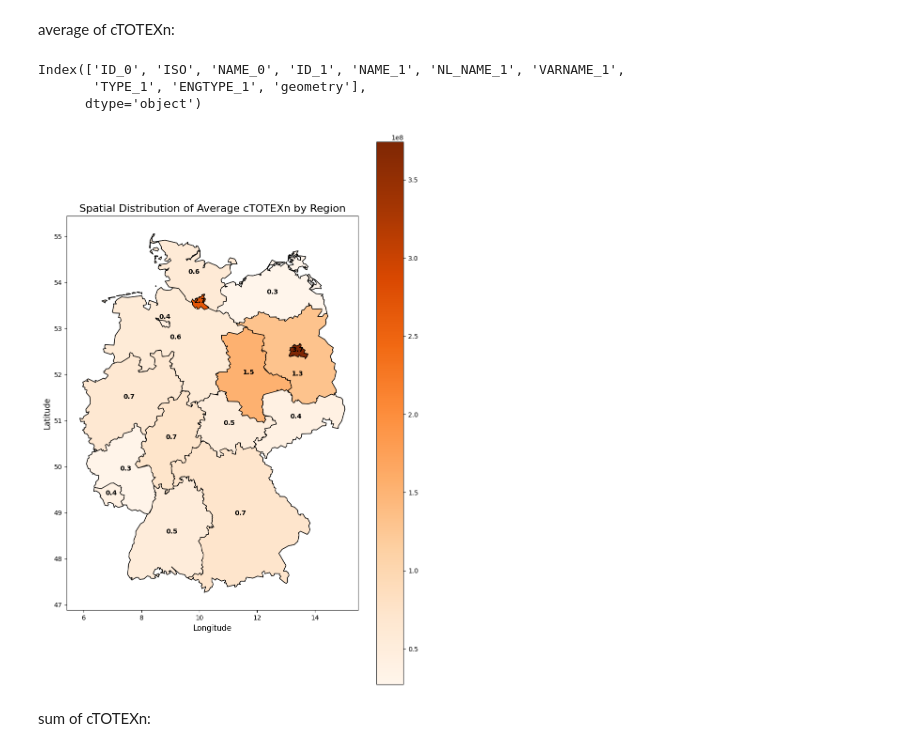
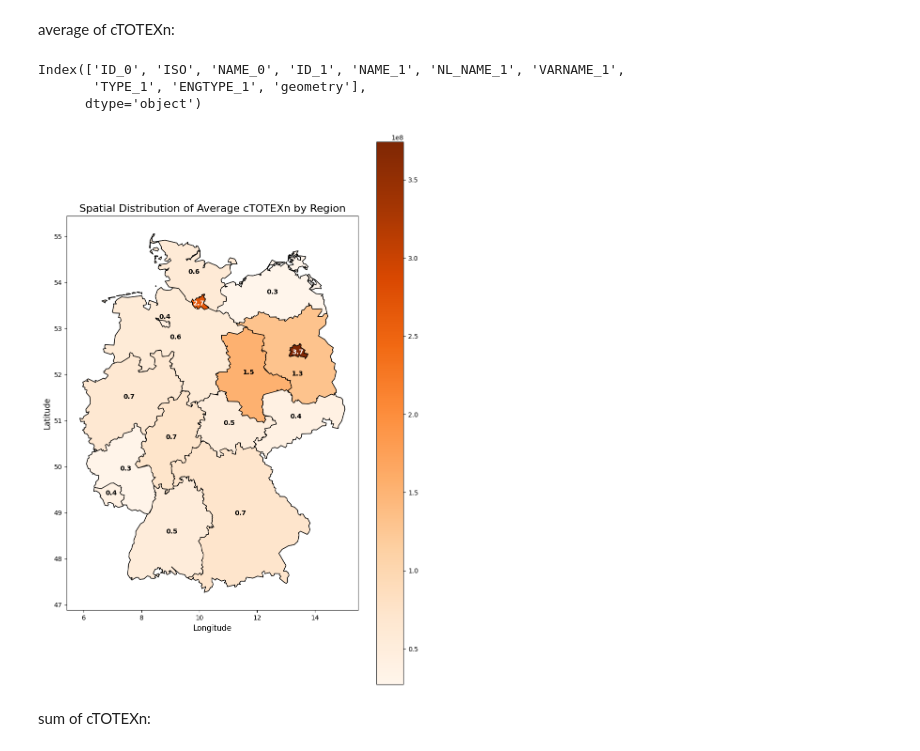
Before and after one commit to ducanhnguyen99/BNetzA, a Jupyter notebook: Chloe/map.ipynb, the cells around one changed output. Drawn from its saved outputs; the diff is of its cells as text; code cells hidden in the pictures.

```diff
--- a/Chloe/map.ipynb
+++ b/Chloe/map.ipynb
@@ -454,7 +455,7 @@ company_city_mapping = {
 df.loc[:, 'City'] = df['dmuName'].map(lambda x: company_city_mapping.get(x, None))
 df = df.dropna(subset=['City'])
 
-# Load the GeoJSON file (replace 'path_to_geojson' with the actual path)
+# Load the GeoJSON file
 germany_cities = gpd.read_file('/germany-states.geojson')
 
 # Inspect column names
@@ -462,12 +463,7 @@ print(germany_cities.columns)
 
 # Ensure city names match
 df['City'] = df['City'].str.strip()
-germany_cities['NAME_1'] = germany_cities['NAME_1'].str.strip()  # Update 'name' to correct column if necessary
-
-import geopandas as gpd
-import matplotlib.pyplot as plt
-import seaborn as sns
-from shapely.geometry import Point
+germany_cities['NAME_1'] = germany_cities['NAME_1'].str.strip()
 
 # Aggregate the data by region to calculate the average cTOTEXn
 region_avg = df.groupby('City')['cTOTEXn'].mean().reset_index()
@@ -488,40 +484,44 @@ germany_cities.plot(ax=ax, color='whitesmoke', edgecolor='black')
 merged_avg.plot(column='cTOTEXn', ax=ax, legend=True, cmap=cmap, edgecolor='black')
 
 # Collect text labels to adjust positions later
 texts = []
 
 # Add numerical average values on the map without scientific notation
 for idx, row in merged_avg.iterrows():
-    # Set specific positions for Berlin and Brandenburg
+    # Set specific positions for certain Cities
     if row['City'] == 'Berlin':
-        custom_point = Point(row['geometry'].centroid.x, row['geometry'].centroid.y)  # Center position
+        custom_point = Point(row['geometry'].centroid.x, row['geometry'].centroid.y - 0.05)
     elif row['City'] == 'Brandenburg':
         custom_point = Point(row['geometry'].centroid.x, row['geometry'].centroid.y - 0.5)
     elif row['City'] == 'Bremen':
         custom_point = Point(row['geometry'].centroid.x, row['geometry'].centroid.y + 0.1)
+    elif row['City'] == 'Hamburg':
+        custom_point = Point(row['geometry'].centroid.x - 0.03, row['geometry'].centroid.y - 0.05)
     else:
         custom_point = row['geometry'].centroid  # Default position
 
     # Convert to the same scale as the legend
     scaled_value = row['cTOTEXn'] / 1e8
+
+    # Set text color to white if the back ground is in darker color
+    text_color = 'white' if scaled_value > 2 else 'black'
+
+    # Add the text with the appropriate color
     text = ax.text(custom_point.x, custom_point.y, f"{scaled_value:.1f}",
-                   horizontalalignment='center', fontsize=10, color='black', weight='bold')
+                   horizontalalignment='center', fontsize=10, color=text_color, weight='bold')
     texts.append(text)
-
-# Adjust text positions to avoid overlap (optional)
-# adjust_text(texts, ax=ax, arrowprops=dict(arrowstyle='-', color='white', lw=0.5))
 
 # Add titles and labels
 plt.title('Spatial Distribution of Average cTOTEXn by Region', fontsize=16)
 plt.xlabel('Longitude', fontsize=12)
 plt.ylabel('Latitude', fontsize=12)
 
 plt.show()
 # %% [output]
 Index(['ID_0', 'ISO', 'NAME_0', 'ID_1', 'NAME_1', 'NL_NAME_1', 'VARNAME_1',
        'TYPE_1', 'ENGTYPE_1', 'geometry'],
       dtype='object')
-[figure, old version]
+[figure, new version]
 # %% [markdown]
 sum of cTOTEXn:
 # %%
```
Also changed, not shown: parts of 2 cells of this notebook.
